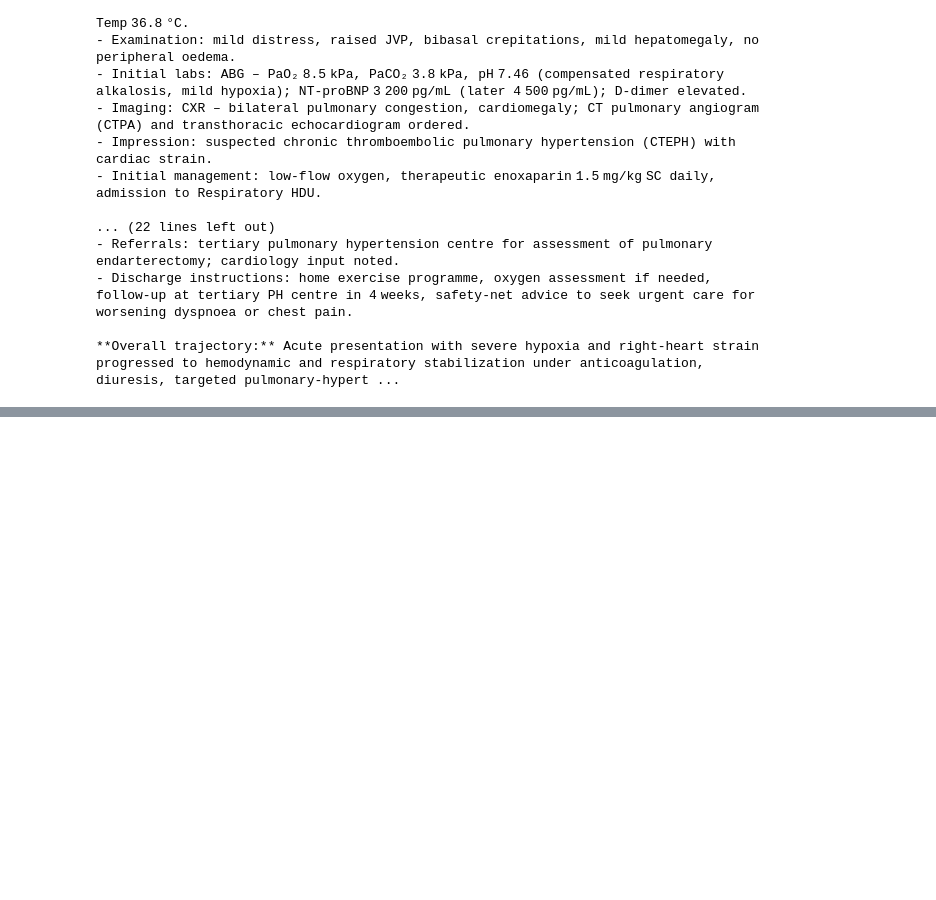
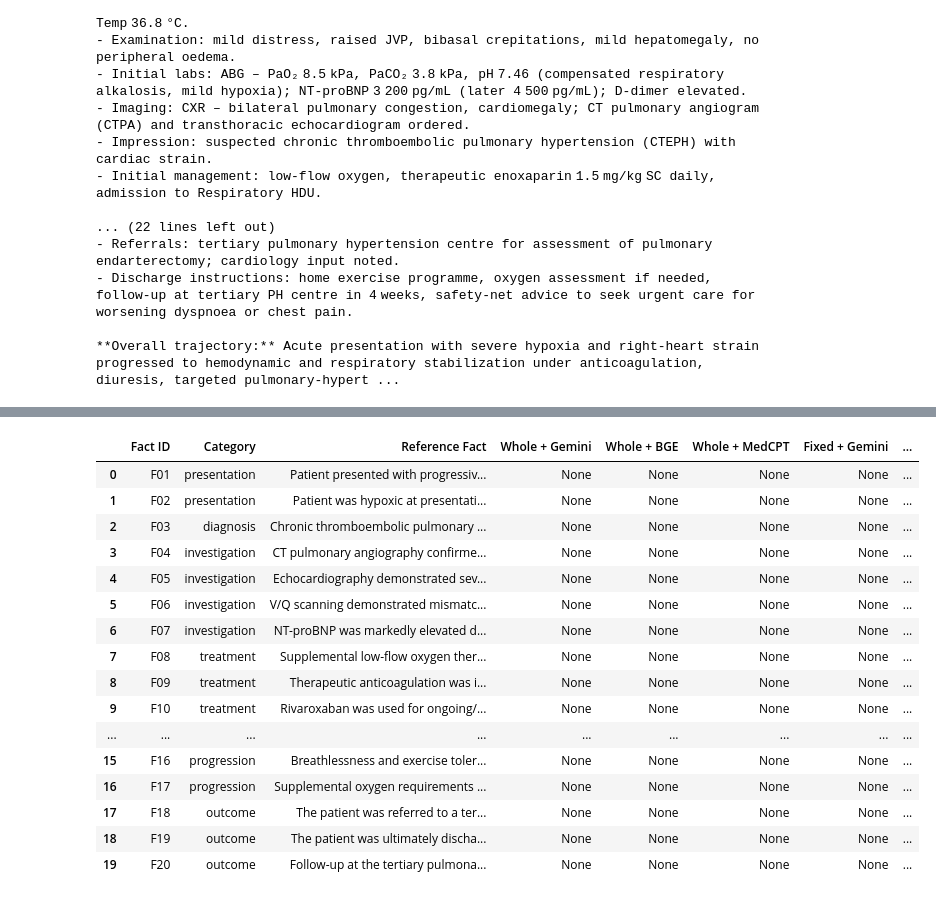
Before and after one commit to pallavi-cs-ai/clinical-summarization-eval, a Jupyter notebook: notebooks/03_workflow_2_rag_experiments.ipynb, the cells around one changed output, grey strips where cells are left out. Cells and saved outputs as stored; diff of their text form; code cells hidden in the pictures; blank space fills up the shorter version.

```diff
--- a/notebooks/03_workflow_2_rag_experiments.ipynb
+++ b/notebooks/03_workflow_2_rag_experiments.ipynb
@@ -2671,3 +2674,5 @@ print(medcpt_whole_summary)
 - Discharge instructions: home exercise programme, oxygen assessment if needed, follow‑up at tertiary PH centre in 4 weeks, safety‑net advice to seek urgent care for worsening dyspnoea or chest pain.
 
 **Overall trajectory:** Acute presentation with severe hypoxia and right‑heart strain progressed to hemodynamic and respiratory stabilization under anticoagulation, diuresis, targeted pulmonary‑hypert ...
+# %%
+gemini_client = genai.Client(api_key=gemini_api_key)
@@ -2673,0 +2713,2 @@ print(medcpt_whole_summary)
+# %%
+TOP_K = 20
@@ -2673,0 +3918,22 @@ print(medcpt_whole_summary)
+# %%
+# Store the 9 generated summaries in one structure.
+# We are using the EXISTING raw outputs — nothing is regenerated.
+
+rag_summaries = {
+    "Whole + Gemini": summary_k20,
+    "Whole + BGE": bge_whole_summary,
+    "Whole + MedCPT": medcpt_whole_summary,
+
+    "Fixed + Gemini": gemini_fixed_summary,
+    "Fixed + BGE": bge_fixed_summary,
+    "Fixed + MedCPT": medcpt_fixed_summary,
+
+    "Section + Gemini": gemini_section_summary,
+    "Section + BGE": bge_section_summary,
+    "Section + MedCPT": medcpt_section_summary,
+}
+
+print("Number of RAG summaries:", len(rag_summaries))
+
+for name, summary in rag_summaries.items():
+    print(f"{name}: {len(summary)} characters")
@@ -2673,0 +3951,35 @@ print(medcpt_whole_summary)
+# %%
+import pandas as pd
+
+# Master evaluation matrix
+# Rows = 20 frozen source-derived reference facts
+# Columns = 9 RAG configurations
+
+evaluation_matrix = pd.DataFrame({
+    "Fact ID": [item["id"] for item in reference_facts],
+    "Category": [item["category"] for item in reference_facts],
+    "Reference Fact": [item["fact"] for item in reference_facts],
+})
+
+for config_name in rag_summaries:
+    evaluation_matrix[config_name] = None
+
+evaluation_matrix
+# %% [output]
+|  | Fact ID | Category | Reference Fact | Whole + Gemini | Whole + BGE | Whole + MedCPT | Fixed + Gemini | ... |
+| 0 | F01 | presentation | Patient presented with progressiv... | None | None | None | None | ... |
+| 1 | F02 | presentation | Patient was hypoxic at presentati... | None | None | None | None | ... |
+| 2 | F03 | diagnosis | Chronic thromboembolic pulmonary ... | None | None | None | None | ... |
+| 3 | F04 | investigation | CT pulmonary angiography confirme... | None | None | None | None | ... |
+| 4 | F05 | investigation | Echocardiography demonstrated sev... | None | None | None | None | ... |
+| 5 | F06 | investigation | V/Q scanning demonstrated mismatc... | None | None | None | None | ... |
+| 6 | F07 | investigation | NT-proBNP was markedly elevated d... | None | None | None | None | ... |
+| 7 | F08 | treatment | Supplemental low-flow oxygen ther... | None | None | None | None | ... |
+| 8 | F09 | treatment | Therapeutic anticoagulation was i... | None | None | None | None | ... |
+| 9 | F10 | treatment | Rivaroxaban was used for ongoing/... | None | None | None | None | ... |
+| ... | ... | ... | ... | ... | ... | ... | ... | ... |
+| 15 | F16 | progression | Breathlessness and exercise toler... | None | None | None | None | ... |
+| 16 | F17 | progression | Supplemental oxygen requirements ... | None | None | None | None | ... |
+| 17 | F18 | outcome | The patient was referred to a ter... | None | None | None | None | ... |
+| 18 | F19 | outcome | The patient was ultimately discha... | None | None | None | None | ... |
+| 19 | F20 | outcome | Follow-up at the tertiary pulmona... | None | None | None | None | ... |
```
Also changed, not shown: parts of 56 cells of this notebook, 2 other files.
